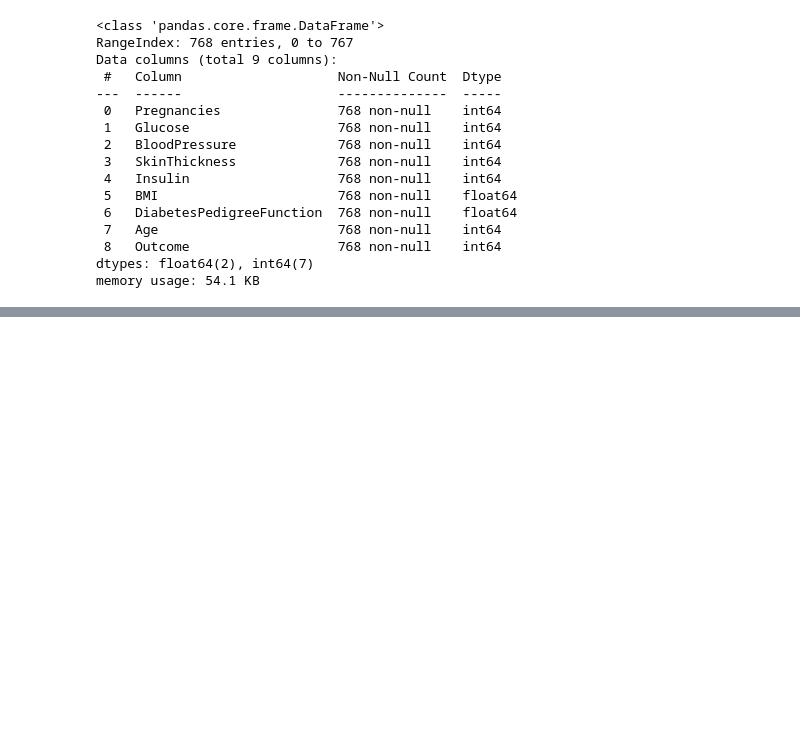
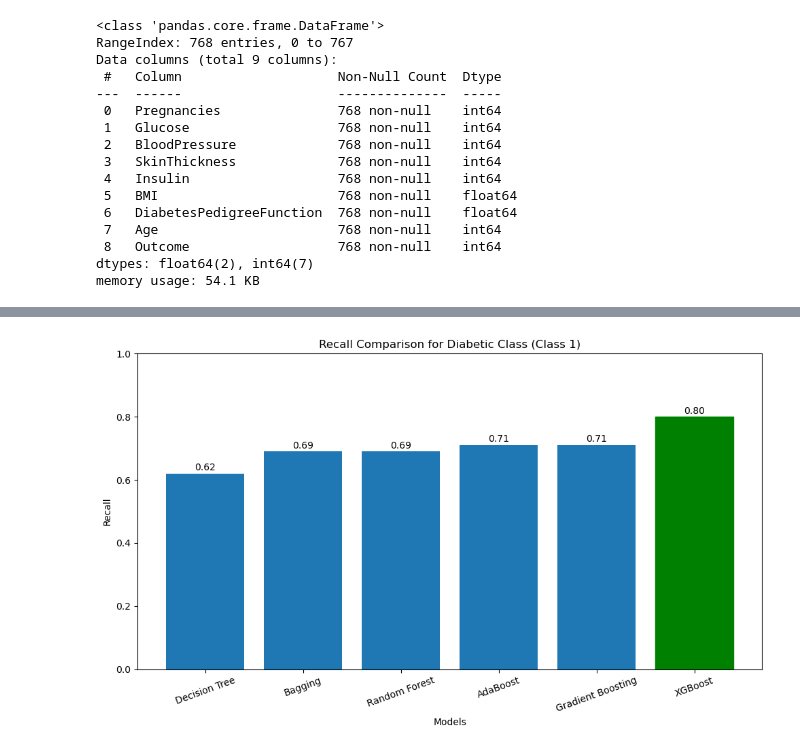
Before and after one commit to hassanh7n/Ensemble, a Jupyter notebook: notebooks/04_XGBoost.ipynb, the cells around one changed output, grey strips where cells are left out. Saved outputs shown, nothing was run; the diff lists cells and outputs as text; code cells hidden in the pictures; blank space fills up the shorter version.

Commit message:
XG Boost

```diff
--- a/notebooks/04_XGBoost.ipynb
+++ b/notebooks/04_XGBoost.ipynb
@@ -103,0 +115,49 @@ weighted avg       0.77      0.76      0.76       154
+# %%
+models = [
+    "Decision Tree",
+    "Bagging",
+    "Random Forest",
+    "AdaBoost",
+    "Gradient Boosting",
+    "XGBoost"
+]
+
+recall_class_1 = [
+    0.62,  # Decision Tree
+    0.69,  # Bagging
+    0.69,  # Random Forest
+    0.71,  # AdaBoost
+    0.71,  # Gradient Boosting
+    0.80   # XGBoost
+]
+# %%
+import matplotlib.pyplot as plt
+
+plt.figure(figsize=(10, 6))
+
+bars = plt.bar(models, recall_class_1)
+
+plt.title("Recall Comparison for Diabetic Class (Class 1)")
+plt.ylabel("Recall")
+plt.xlabel("Models")
+plt.ylim(0, 1)
+
+# Highlight XGBoost bar
+bars[-1].set_color("green")
+
+# Add value labels on bars
+for bar in bars:
+    height = bar.get_height()
+    plt.text(
+        bar.get_x() + bar.get_width() / 2,
+        height + 0.01,
+        f"{height:.2f}",
+        ha="center",
+        fontsize=10
+    )
+
+plt.xticks(rotation=20)
+plt.tight_layout()
+plt.show()
+# %% [output]
+[figure, added]
```
Also changed, not shown: parts of 7 cells of this notebook, 1 other file.
